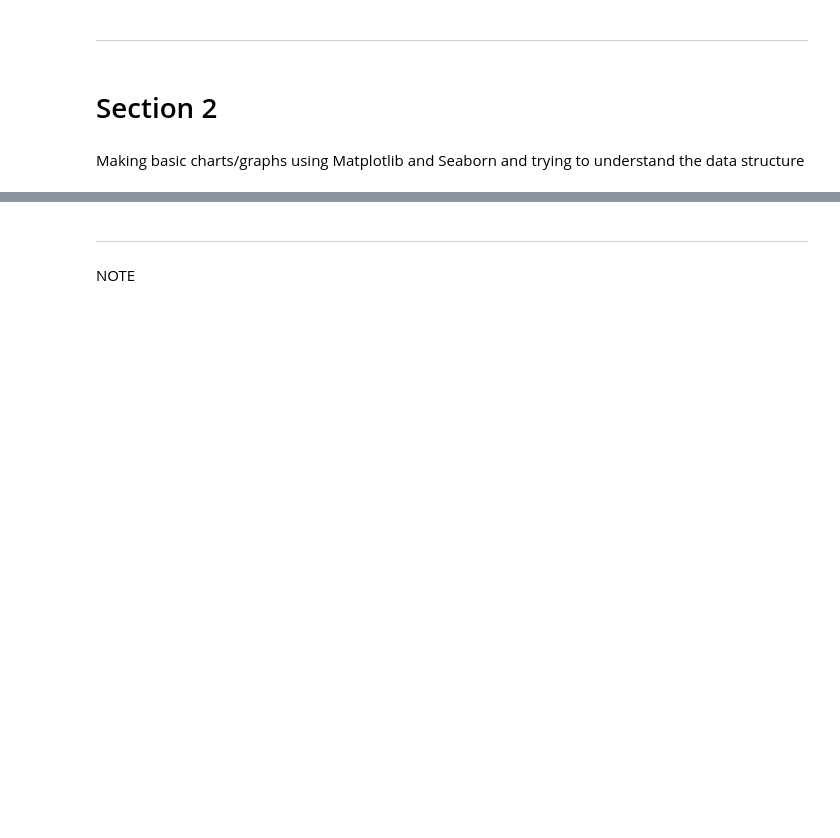
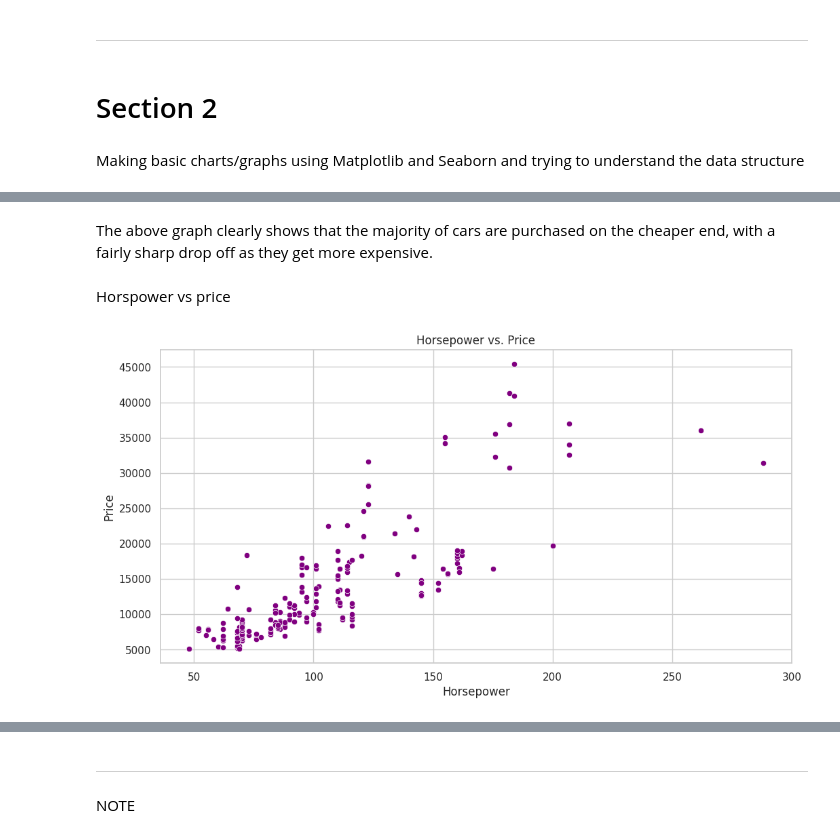
Before and after one commit to conormcdevitt/Hackathon1, a Jupyter notebook: jupyter_notebooks/Notebook_Template.ipynb, the cells around one changed output, grey strips where cells are left out. Cells and saved outputs as stored; diff of their text form; code cells hidden in the pictures; blank space fills up the shorter version.

```diff
--- a/jupyter_notebooks/Notebook_Template.ipynb
+++ b/jupyter_notebooks/Notebook_Template.ipynb
@@ -349,0 +379,13 @@ Making basic charts/graphs using Matplotlib and Seaborn and trying to understand
+# %% [markdown]
+The above graph clearly shows that the majority of cars are purchased on the cheaper end, with a fairly sharp drop off as they get more expensive.
+# %% [markdown]
+Horspower vs price
+# %%
+fig, axes = plt.subplots(figsize=(12,6))
+sns.scatterplot(x=cleandata['horsepower'], y=cleandata['price'], color="purple")
+plt.title("Horsepower vs. Price")
+plt.xlabel("Horsepower")
+plt.ylabel("Price")
+plt.show()
+# %% [output]
+[figure, added]
```
Also changed, not shown: parts of 26 cells of this notebook, 1 other file.
